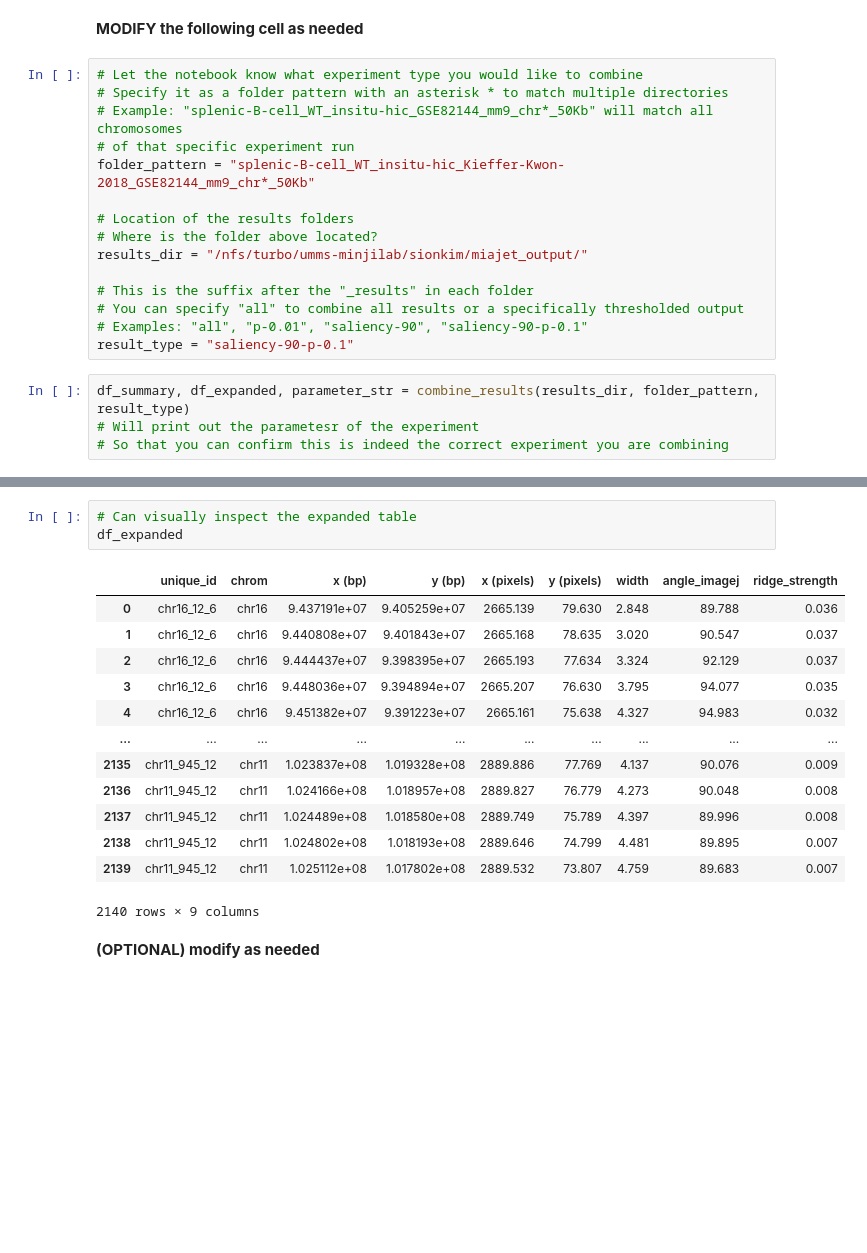
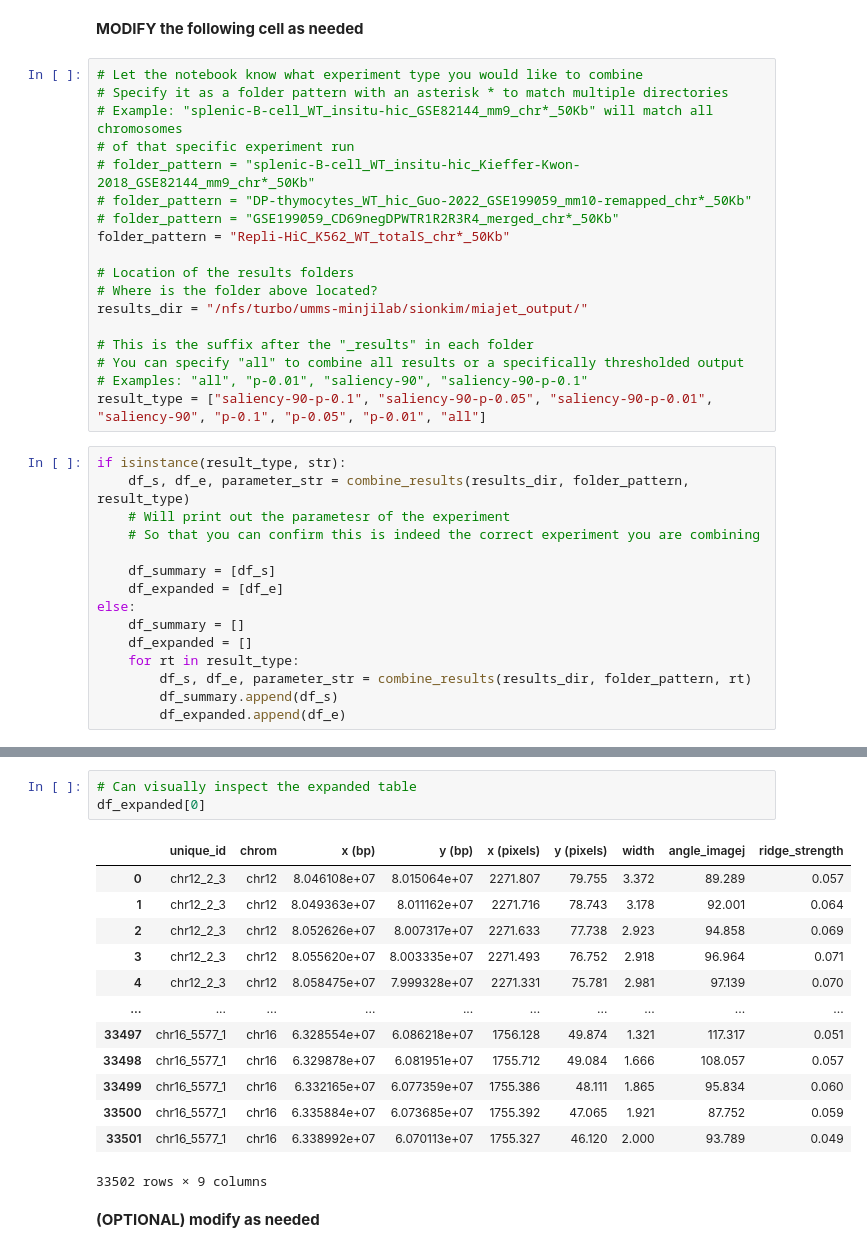
Before and after one commit to minjikimlab/miajet, a Jupyter notebook: notebooks/combine_results.ipynb, the cells around one changed output, grey strips where cells are left out. Drawn from its saved outputs; the diff is of its cells as text; blank space fills up the shorter version.

```diff
--- a/notebooks/combine_results.ipynb
+++ b/notebooks/combine_results.ipynb
@@ -132,7 +132,10 @@ def save_csv(df, save_dir, parameter_str_comment):
 # Specify it as a folder pattern with an asterisk * to match multiple directories
 # Example: "splenic-B-cell_WT_insitu-hic_GSE82144_mm9_chr*_50Kb" will match all chromosomes
 # of that specific experiment run
-folder_pattern = "splenic-B-cell_WT_insitu-hic_Kieffer-Kwon-2018_GSE82144_mm9_chr*_50Kb"
+# folder_pattern = "splenic-B-cell_WT_insitu-hic_Kieffer-Kwon-2018_GSE82144_mm9_chr*_50Kb"
+# folder_pattern = "DP-thymocytes_WT_hic_Guo-2022_GSE199059_mm10-remapped_chr*_50Kb"
+# folder_pattern = "GSE199059_CD69negDPWTR1R2R3R4_merged_chr*_50Kb"
+folder_pattern = "Repli-HiC_K562_WT_totalS_chr*_50Kb"
 
 # Location of the results folders
 # Where is the folder above located?
@@ -141,9 +144,20 @@ results_dir = "/nfs/turbo/umms-minjilab/sionkim/miajet_output/"
 # This is the suffix after the "_results" in each folder
 # You can specify "all" to combine all results or a specifically thresholded output
 # Examples: "all", "p-0.01", "saliency-90", "saliency-90-p-0.1"
-result_type = "saliency-90-p-0.1"
+result_type = ["saliency-90-p-0.1", "saliency-90-p-0.05", "saliency-90-p-0.01", "saliency-90", "p-0.1", "p-0.05", "p-0.01", "all"]
 # %%
-df_summary, df_expanded, parameter_str = combine_results(results_dir, folder_pattern, result_type)
-# Will print out the parametesr of the experiment
-# So that you can confirm this is indeed the correct experiment you are combining
+if isinstance(result_type, str):
+    df_s, df_e, parameter_str = combine_results(results_dir, folder_pattern, result_type)
+    # Will print out the parametesr of the experiment
+    # So that you can confirm this is indeed the correct experiment you are combining
+
+    df_summary = [df_s]
+    df_expanded = [df_e]
+else:
+    df_summary = []
+    df_expanded = []
+    for rt in result_type:
+        df_s, df_e, parameter_str = combine_results(results_dir, folder_pattern, rt)
+        df_summary.append(df_s)
+        df_expanded.append(df_e)
 # %% [output]
@@ -184,20 +198,20 @@ df_summary
 # %%
 # Can visually inspect the expanded table
-df_expanded
+df_expanded[0]
 # %% [output]
 |  | unique_id | chrom | x (bp) | y (bp) | x (pixels) | y (pixels) | width | angle_imagej | ridge_strength |
-| 0 | chr16_12_6 | chr16 | 9.437191e+07 | 9.405259e+07 | 2665.139 | 79.630 | 2.848 | 89.788 | 0.036 |
-| 1 | chr16_12_6 | chr16 | 9.440808e+07 | 9.401843e+07 | 2665.168 | 78.635 | 3.020 | 90.547 | 0.037 |
-| 2 | chr16_12_6 | chr16 | 9.444437e+07 | 9.398395e+07 | 2665.193 | 77.634 | 3.324 | 92.129 | 0.037 |
-| 3 | chr16_12_6 | chr16 | 9.448036e+07 | 9.394894e+07 | 2665.207 | 76.630 | 3.795 | 94.077 | 0.035 |
-| 4 | chr16_12_6 | chr16 | 9.451382e+07 | 9.391223e+07 | 2665.161 | 75.638 | 4.327 | 94.983 | 0.032 |
+| 0 | chr12_2_3 | chr12 | 8.046108e+07 | 8.015064e+07 | 2271.807 | 79.755 | 3.372 | 89.289 | 0.057 |
+| 1 | chr12_2_3 | chr12 | 8.049363e+07 | 8.011162e+07 | 2271.716 | 78.743 | 3.178 | 92.001 | 0.064 |
+| 2 | chr12_2_3 | chr12 | 8.052626e+07 | 8.007317e+07 | 2271.633 | 77.738 | 2.923 | 94.858 | 0.069 |
+| 3 | chr12_2_3 | chr12 | 8.055620e+07 | 8.003335e+07 | 2271.493 | 76.752 | 2.918 | 96.964 | 0.071 |
+| 4 | chr12_2_3 | chr12 | 8.058475e+07 | 7.999328e+07 | 2271.331 | 75.781 | 2.981 | 97.139 | 0.070 |
 | ... | ... | ... | ... | ... | ... | ... | ... | ... | ... |
-| 2135 | chr11_945_12 | chr11 | 1.023837e+08 | 1.019328e+08 | 2889.886 | 77.769 | 4.137 | 90.076 | 0.009 |
-| 2136 | chr11_945_12 | chr11 | 1.024166e+08 | 1.018957e+08 | 2889.827 | 76.779 | 4.273 | 90.048 | 0.008 |
-| 2137 | chr11_945_12 | chr11 | 1.024489e+08 | 1.018580e+08 | 2889.749 | 75.789 | 4.397 | 89.996 | 0.008 |
-| 2138 | chr11_945_12 | chr11 | 1.024802e+08 | 1.018193e+08 | 2889.646 | 74.799 | 4.481 | 89.895 | 0.007 |
-| 2139 | chr11_945_12 | chr11 | 1.025112e+08 | 1.017802e+08 | 2889.532 | 73.807 | 4.759 | 89.683 | 0.007 |
+| 33497 | chr16_5577_1 | chr16 | 6.328554e+07 | 6.086218e+07 | 1756.128 | 49.874 | 1.321 | 117.317 | 0.051 |
+| 33498 | chr16_5577_1 | chr16 | 6.329878e+07 | 6.081951e+07 | 1755.712 | 49.084 | 1.666 | 108.057 | 0.057 |
+| 33499 | chr16_5577_1 | chr16 | 6.332165e+07 | 6.077359e+07 | 1755.386 | 48.111 | 1.865 | 95.834 | 0.060 |
+| 33500 | chr16_5577_1 | chr16 | 6.335884e+07 | 6.073685e+07 | 1755.392 | 47.065 | 1.921 | 87.752 | 0.059 |
+| 33501 | chr16_5577_1 | chr16 | 6.338992e+07 | 6.070113e+07 | 1755.327 | 46.120 | 2.000 | 93.789 | 0.049 |
-2140 rows × 9 columns
+33502 rows × 9 columns
 # %% [markdown]
 **(OPTIONAL) modify as needed**
 # %%
```
Also changed, not shown: parts of 4 cells of this notebook, 5 other files.
